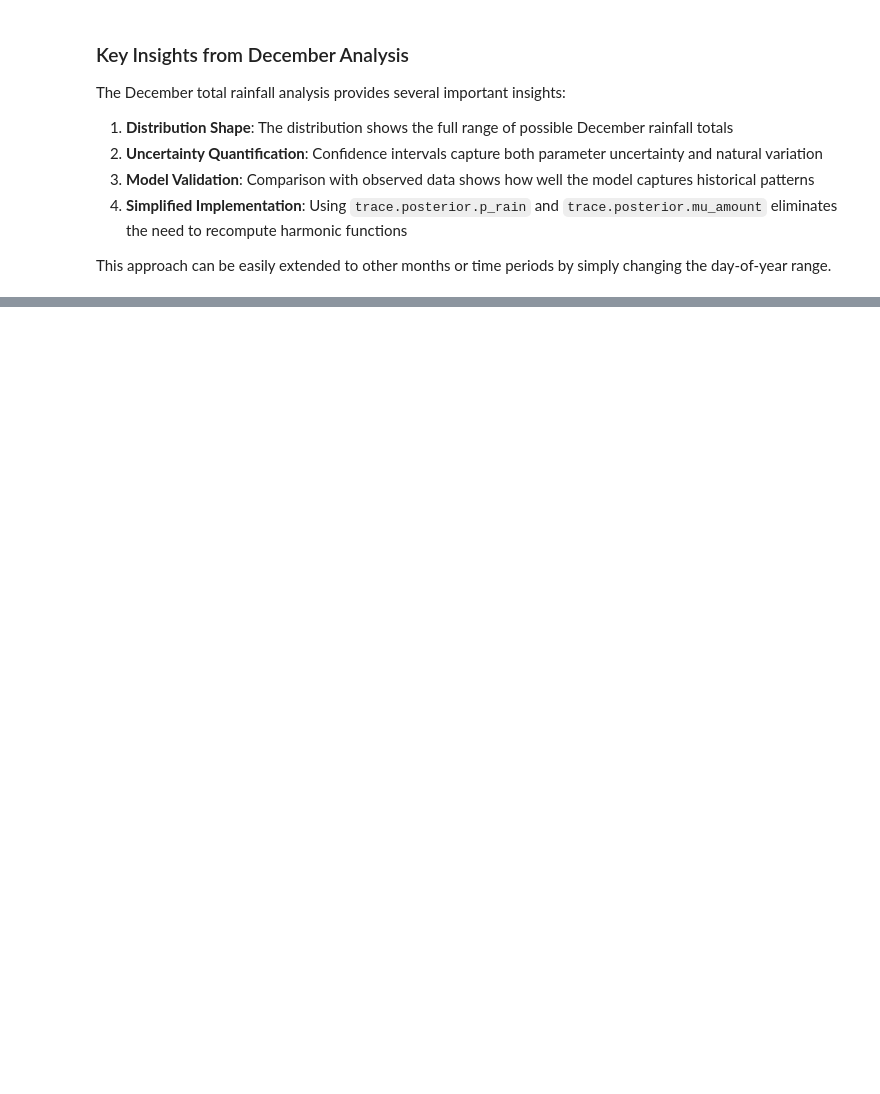
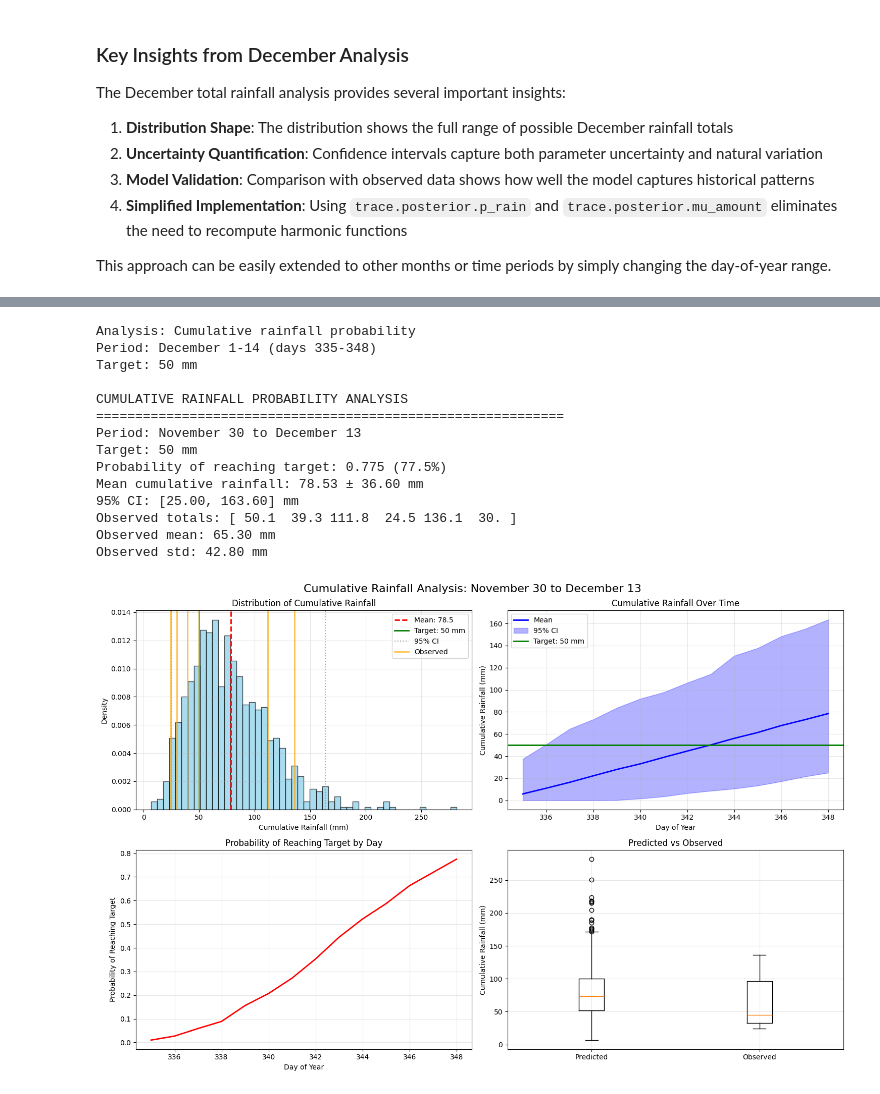
Before and after one commit to OliverEvans96/bayesian-rainfall, a Jupyter notebook: notebooks/Bayesian Rainfall.ipynb, the cells around one changed output, grey strips where cells are left out. Saved outputs shown, nothing was run; the diff lists cells and outputs as text; code cells hidden in the pictures; blank space fills up the shorter version.

Commit message:
add advanced exploration of if/when we will reach rainfall targets

```diff
--- a/notebooks/Bayesian Rainfall.ipynb
+++ b/notebooks/Bayesian Rainfall.ipynb
@@ -667,0 +676,32 @@ This approach can be easily extended to other months or time periods by simply c
+# %%
+# Analysis 1: Cumulative rainfall probability for first two weeks of December
+# December 1-14 (days 335-348)
+start_day = 335  # December 1st
+end_day = 348    # December 14th
+target_mm = 50   # Target cumulative rainfall
+
+print(f"Analysis: Cumulative rainfall probability")
+print(f"Period: December 1-14 (days {start_day}-{end_day})")
+print(f"Target: {target_mm} mm")
+print()
+
+# Run the analysis
+results_1 = br.analysis.analyze_cumulative_rainfall_probability(
+    trace, data, start_day, end_day, target_mm, n_samples=1000, show_plots=True
+)
+# %% [output]
+Analysis: Cumulative rainfall probability
+Period: December 1-14 (days 335-348)
+Target: 50 mm
+
+CUMULATIVE RAINFALL PROBABILITY ANALYSIS
+============================================================
+Period: November 30 to December 13
+Target: 50 mm
+Probability of reaching target: 0.775 (77.5%)
+Mean cumulative rainfall: 78.53 ± 36.60 mm
+95% CI: [25.00, 163.60] mm
+Observed totals: [ 50.1  39.3 111.8  24.5 136.1  30. ]
+Observed mean: 65.30 mm
+Observed std: 42.80 mm
+[figure, added]
```
Also changed, not shown: parts of 19 cells of this notebook, 2 other files.
